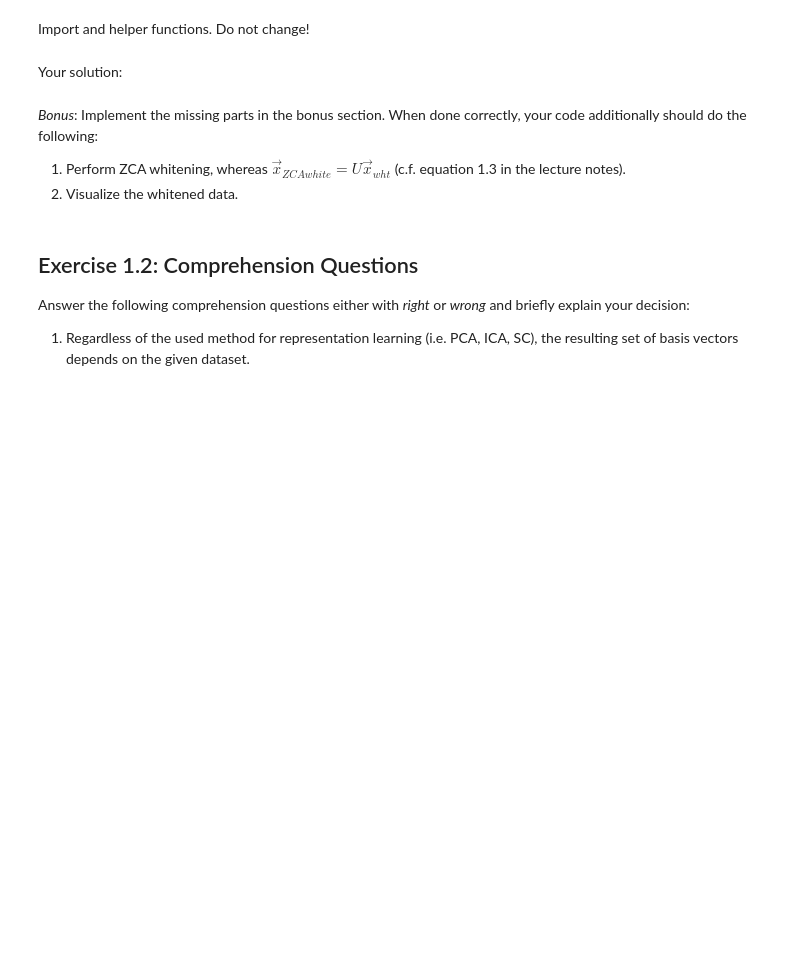
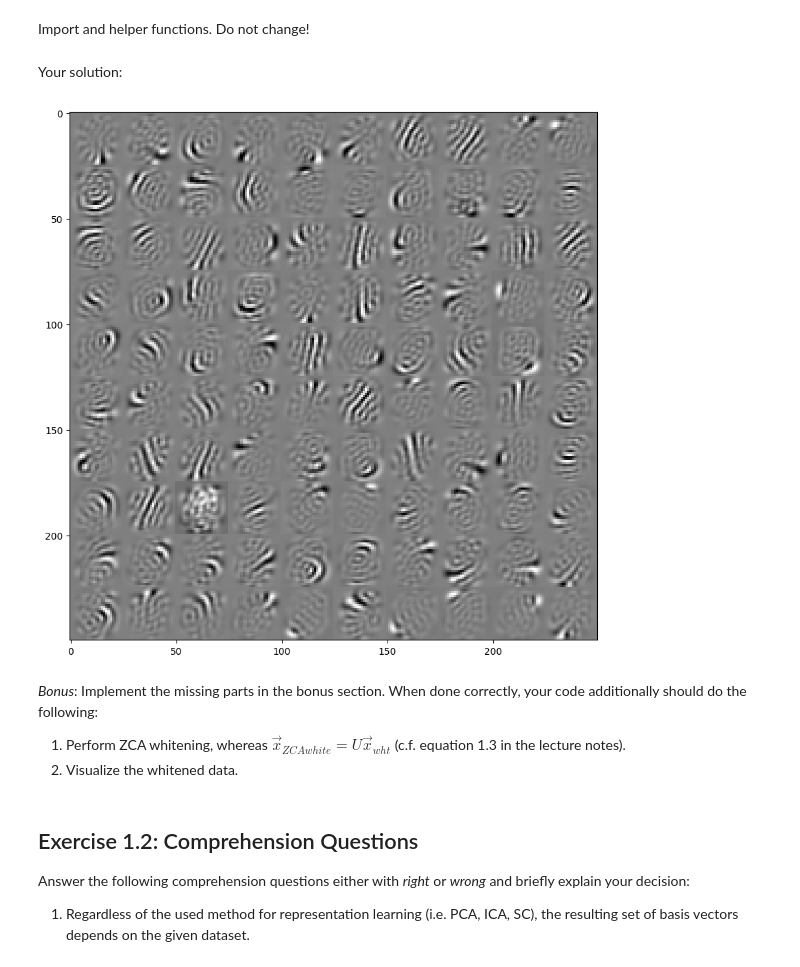
Before and after one commit to SatyamPawale/COMPUTER-VISION, a Jupyter notebook: exercise_1.ipynb, the cells around one changed output. Saved outputs shown, nothing was run; the diff lists cells and outputs as text; code cells hidden in the pictures; blank space fills up the shorter version.

```diff
--- a/exercise_1.ipynb
+++ b/exercise_1.ipynb
@@ -157,37 +156,84 @@ SC_LOAD_DICTIONARY = False
 # %%
 ## Compute and show the principal components
 
 # TODO load dataset
 
-# TODO convert data to floating point (double precision)
+npz = np.load(dataset)
+data = npz['data']  # expected shape (n_images, n_pixels)
 
-# TODO get number of images (observations) and number of pixels (features)
-n_images, n_pixels = -1,-1
+# convert data to floating point (double precision)
+data = data.astype(np.float64)
 
-# TODO get height and width of the images
-img_height = -1
-img_width = -1
+# get number of images (observations) and number of pixels (features)
+n_images, n_pixels = data.shape
+
+# get height and width of the images (square images assumed)
+img_height = img_width = int(np.sqrt(n_pixels))
+assert img_height * img_width == n_pixels, "Image must be square and pixel count must be perfect square"
 assert isinstance(img_height, int) and isinstance(img_width, int), "Image dimensions need to be integers."
 
-# TODO enforce mean-free data vectors
-mean_free_data = -1
+# enforce mean-free data vectors (subtract mean from each observation)
+# mean per observation (image)
+mean_per_image = np.mean(data, axis=1, keepdims=True)
+mean_free_data = data - mean_per_image
 
-# TODO draw random patches from data.
-patches = -1
+# draw random patches from data (mean-free)
+patches = random_patches(mean_free_data, img_height, img_width, n_patches, patch_size)
 
-# TODO perform the chosen unsupervised method on the drawn patches
+# center patches (subtract mean of patches across features)
+# Many algorithms expect zero-mean across samples; we'll subtract patch-mean across features (common step)
+patches_mean = np.mean(patches, axis=0, keepdims=True)
+patches_centered = patches - patches_mean
+
+# perform the chosen unsupervised method on the drawn patches
 if method == 'pca':
-    basis = -1
+    pca = PCA(n_components=n_basis, svd_solver='randomized', whiten=False)
+    pca.fit(patches_centered)
+    # basis: each row is a principal component (component vector)
+    basis = pca.components_.copy()  # shape (n_basis, patch_dim)
+
 elif method == 'ica':
-    basis = -1
+    ica = FastICA(
+        n_components=n_basis,
+        whiten="unit-variance",  # <-- FIX
+        max_iter=200,
+        random_state=0
+    )
+    S_ = ica.fit_transform(patches_centered)
+    basis = ica.components_.copy()
+
 elif method == 'sc':
     if SC_LOAD_DICTIONARY:
-        basis = -1
+        basis = np.load('data/sc_basis.npy')
+        # ensure shape is (n_basis, patch_dim)
+        assert basis.shape[1] == patch_size*patch_size or basis.shape[0] == patch_size*patch_size, "sc_basis shape unexpected"
+        # If loaded basis is transposed, fix it:
+        if basis.shape[1] != patch_size*patch_size:
+            basis = basis.T
     else:
-        basis = -1
+        # Learn dictionary with sklearn's DictionaryLearning
+        dict_learner = DictionaryLearning(
+            n_components=n_basis,
+            alpha=1,
+            max_iter=n_iterations,
+            fit_algorithm='lars',
+            transform_algorithm='lasso_lars',
+            n_jobs=-1,
+            verbose=True,
+            random_state=0
+        )
+        dict_learner.fit(patches_centered)
+        basis = dict_learner.components_.copy()  # shape (n_basis, patch_dim)
 
+else:
+    raise ValueError("Unknown method. Choose 'pca', 'ica' or 'sc'.")
+
+# show the new set of basis vectors (only the first n_basis)
+show_in_grid(basis[:n_basis], patch_size, patch_size)
 # TODO show the new set of basis vectors (only the first n_basis)
 #show_in_grid(basis[:n_basis], patch_size, patch_size)
+# %% [output]
+[figure, added]
 # %%
 # RECONSTRUCTION
 ## Use different subsets of the new basis vectors to reconstruct a random patch
```
Also changed, not shown: parts of 2 cells of this notebook.
